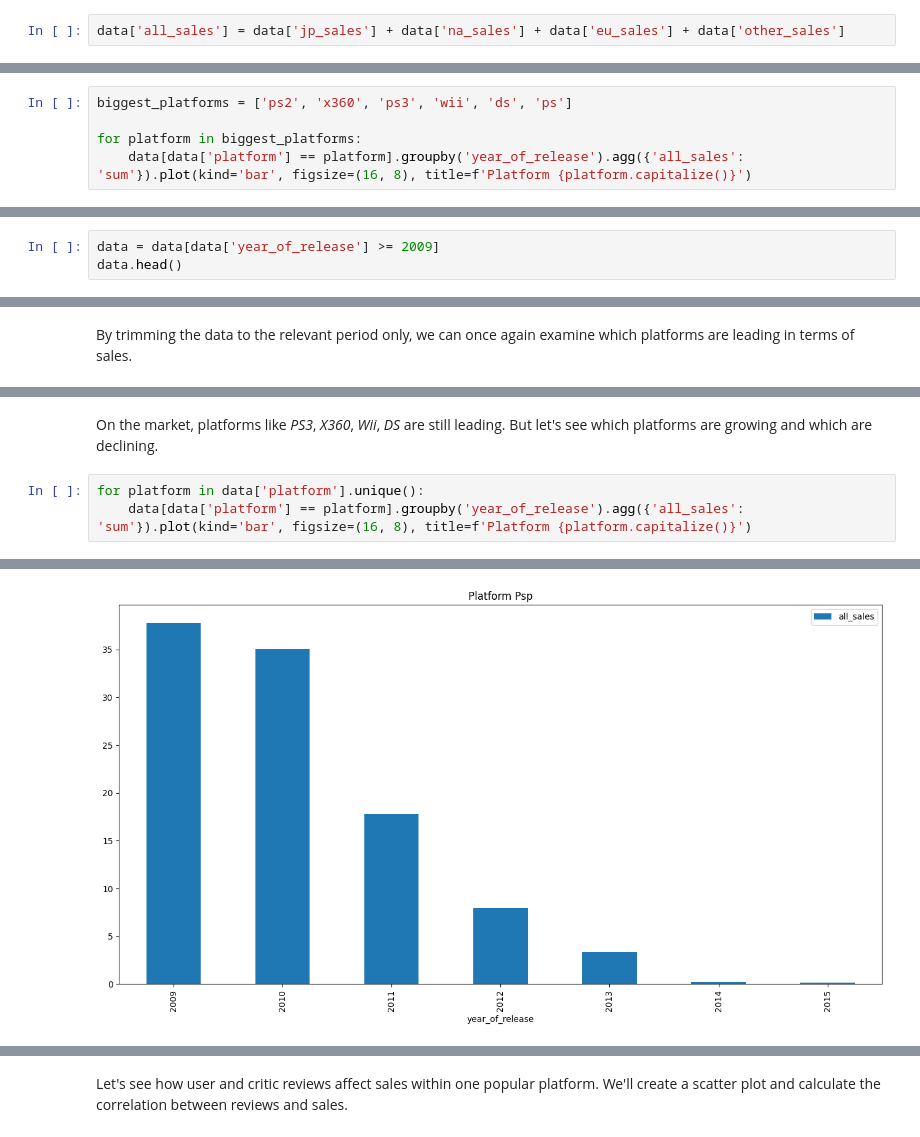
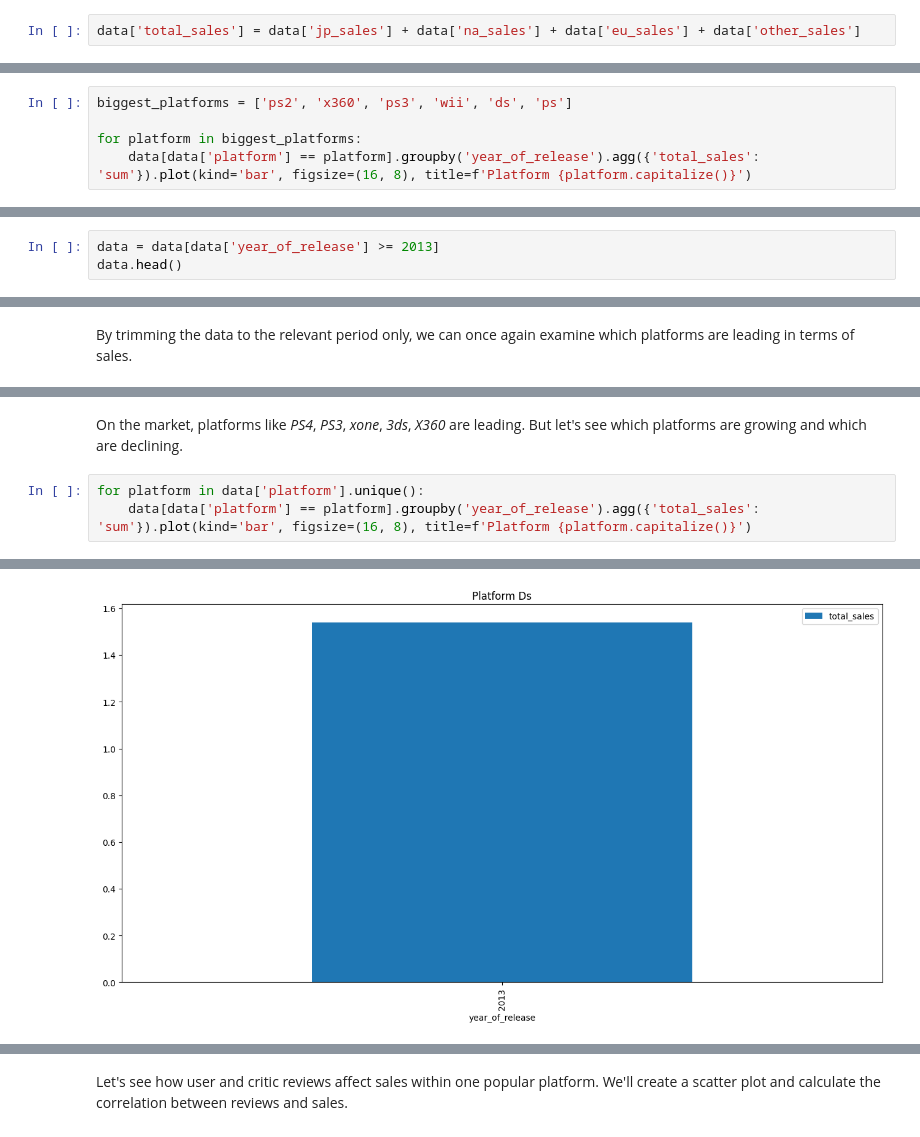
Before and after one commit to mariakyrychok/games, a Jupyter notebook: main.ipynb, the cells around one changed output, grey strips where cells are left out. Drawn from its saved outputs; the diff is of its cells as text.

```diff
--- a/main.ipynb
+++ b/main.ipynb
@@ -219,7 +218,7 @@ There are no duplicates in the data.
 
 Let's calculate the total sales in all regions and record them in a separate column.
 # %%
-data['all_sales'] = data['jp_sales'] + data['na_sales'] + data['eu_sales'] + data['other_sales']
+data['total_sales'] = data['jp_sales'] + data['na_sales'] + data['eu_sales'] + data['other_sales']
 # %% [markdown]
 **Conclusion**
 
@@ -282,5 +282,5 @@ Now let's examine how sales have changed by platform.
 biggest_platforms = ['ps2', 'x360', 'ps3', 'wii', 'ds', 'ps']
 
 for platform in biggest_platforms:
-    data[data['platform'] == platform].groupby('year_of_release').agg({'all_sales': 'sum'}).plot(kind='bar', figsize=(16, 8), title=f'Platform {platform.capitalize()}')
+    data[data['platform'] == platform].groupby('year_of_release').agg({'total_sales': 'sum'}).plot(kind='bar', figsize=(16, 8), title=f'Platform {platform.capitalize()}')
 # %% [output]
@@ -299,5 +299,5 @@ Since the goal of our project is to forecast sales for 2017, it's important to f
 # %%
-data = data[data['year_of_release'] >= 2009]
+data = data[data['year_of_release'] >= 2013]
 data.head()
 # %% [output]
 |  | name | platform | year_of_release | genre | na_sales | eu_sales | jp_sales | other_sales | critic_score | ... |
@@ -321,6 +321,6 @@ By trimming the data to the relevant period only, we can once again examine whic
 # %% [markdown]
-On the market, platforms like *PS3*, *X360*, *Wii*, *DS* are still leading. But let's see which platforms are growing and which are declining.
+On the market, platforms like *PS4*, *PS3*, *xone*, *3ds*, *X360* are leading. But let's see which platforms are growing and which are declining.
 # %%
 for platform in data['platform'].unique():
-    data[data['platform'] == platform].groupby('year_of_release').agg({'all_sales': 'sum'}).plot(kind='bar', figsize=(16, 8), title=f'Platform {platform.capitalize()}')
+    data[data['platform'] == platform].groupby('year_of_release').agg({'total_sales': 'sum'}).plot(kind='bar', figsize=(16, 8), title=f'Platform {platform.capitalize()}')
 # %% [output]
@@ -336 +336 @@ for platform in data['platform'].unique():
-[figure, old version]
+[figure, new version]
```
Also changed, not shown: parts of 34 cells of this notebook.
